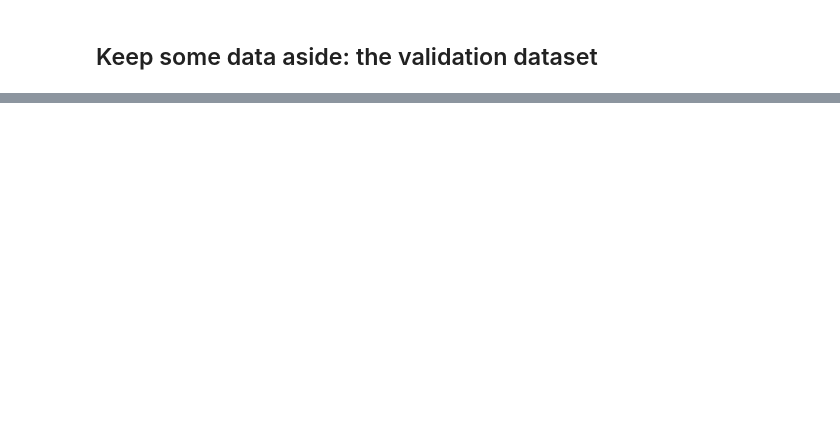
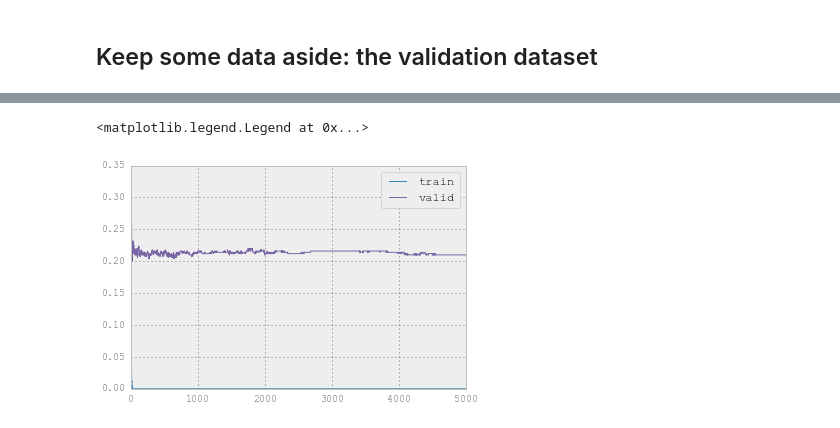
Before and after one commit to Djabbz/SOS14_practical_session, a Jupyter notebook: SOS.ipynb, the cells around one changed output, grey strips where cells are left out. Cells and saved outputs as stored; diff of their text form; code cells hidden in the pictures; blank space fills up the shorter version.

```diff
--- a/SOS.ipynb
+++ b/SOS.ipynb
@@ -86,7 +88,7 @@ train_data.weights_hist()
 # %% [markdown]
 ## Keep some data aside: the validation dataset
 # %%
-train_data.set_valid_fraction(0.1)
+train_data.set_valid_fraction(0.5)
 # %%
 train_X, train_Y, train_W = train_data.get_data_fold('train')
 valid_X, valid_Y, valid_W = train_data.get_data_fold('valid')
@@ -111,3 +101,11 @@ $$
+# %%
+subset_size = 1000
+small_X, small_Y, _ = train_data.get_subset(subset_size)
+# %%
+small_train_X = small_X[:subset_size/2]
+small_train_Y = small_Y[:subset_size/2]
+small_valid_X = small_X[subset_size/2:]
+small_valid_Y = small_Y[subset_size/2:]
 # %%
 from sklearn.ensemble import RandomForestClassifier
 from sklearn.ensemble import AdaBoostClassifier
@@ -144,0 +135,12 @@ legend(p, ('train', 'valid'), loc='best')
+# %%
+random_forest = RandomForestClassifier(n_estimators=5000)
+random_forest.fit(small_train_X, small_train_Y) ;
+# %%
+clf()
+iterations = np.arange(1, random_forest.n_estimators + 1)
+plot(iterations, SOS.step_wise_performance(random_forest, small_train_X, small_train_Y), label='train')
+plot(iterations, SOS.step_wise_performance(random_forest, small_valid_X, small_valid_Y), label='valid')
+legend(loc='best')
+# %% [output]
+<matplotlib.legend.Legend at 0x...>
+[figure, added]
```
Also changed, not shown: parts of 34 cells of this notebook, 2 other files.
